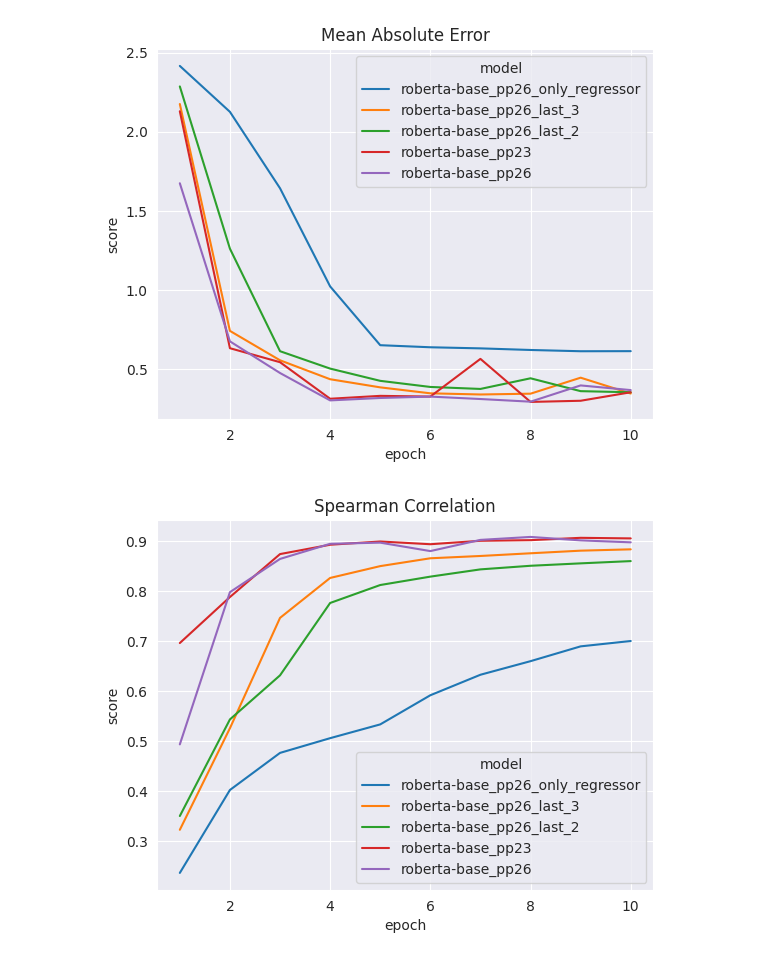
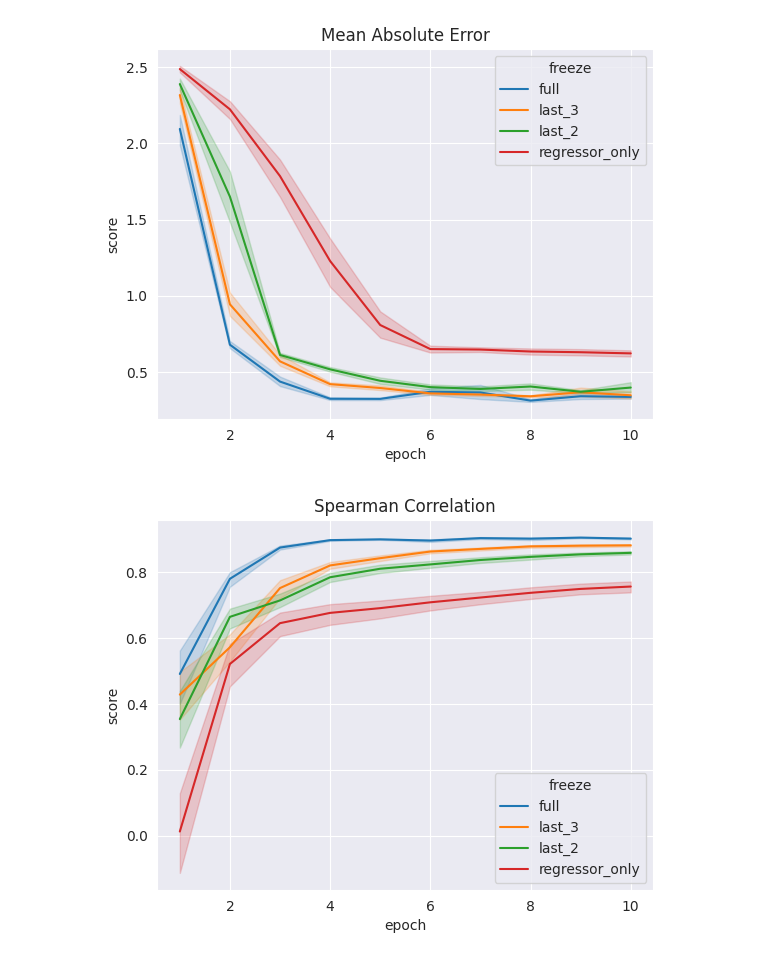
Before and after one commit to lucadinidue/eye_tracking_injection, a Jupyter notebook: scripts/eval/complexity_evaluation.ipynb, the cells around one changed output. Saved outputs shown, nothing was run; the diff lists cells and outputs as text; code cells hidden in the pictures.

```diff
--- a/scripts/eval/complexity_evaluation.ipynb
+++ b/scripts/eval/complexity_evaluation.ipynb
@@ -40,13 +40,17 @@ for model_dir, trainer_state in trainer_states.items():
     # metrics_df['learning_rate'] = lr
     metrics_df['user'] = user_id
     metrics_df['model'] = model_dir.split('/')[-1]
+    freeze = '_'.join(model_dir.split('/')[-1].split('_')[-2:])
+    metrics_df['freeze'] = freeze if 'pp' not in freeze else 'full'
     metrics_dfs.append(metrics_df)
 metrics_dfs = pd.concat(metrics_dfs, axis=0)
+# %%
+hue_order = ['full', 'last_3', 'last_2', 'regressor_only']
 # %%
-sns.lineplot(data=metrics_dfs[metrics_dfs['metric']=='mae'], x='epoch', y='score', hue='model').set_title('Mean Absolute Error');
+sns.lineplot(data=metrics_dfs[metrics_dfs['metric']=='mae'], x='epoch', y='score', hue='freeze', hue_order=hue_order).set_title('Mean Absolute Error');
 # %% [output]
-[figure, old version]
+[figure, new version]
 # %%
-sns.lineplot(data=metrics_dfs[metrics_dfs['metric']=='spearmanr'], x='epoch', y='score', hue='model').set_title('Spearman Correlation');
+sns.lineplot(data=metrics_dfs[metrics_dfs['metric']=='spearmanr'], x='epoch', y='score', hue='freeze', hue_order=hue_order).set_title('Spearman Correlation');
 # %% [output]
-[figure, old version]
+[figure, new version]
```
